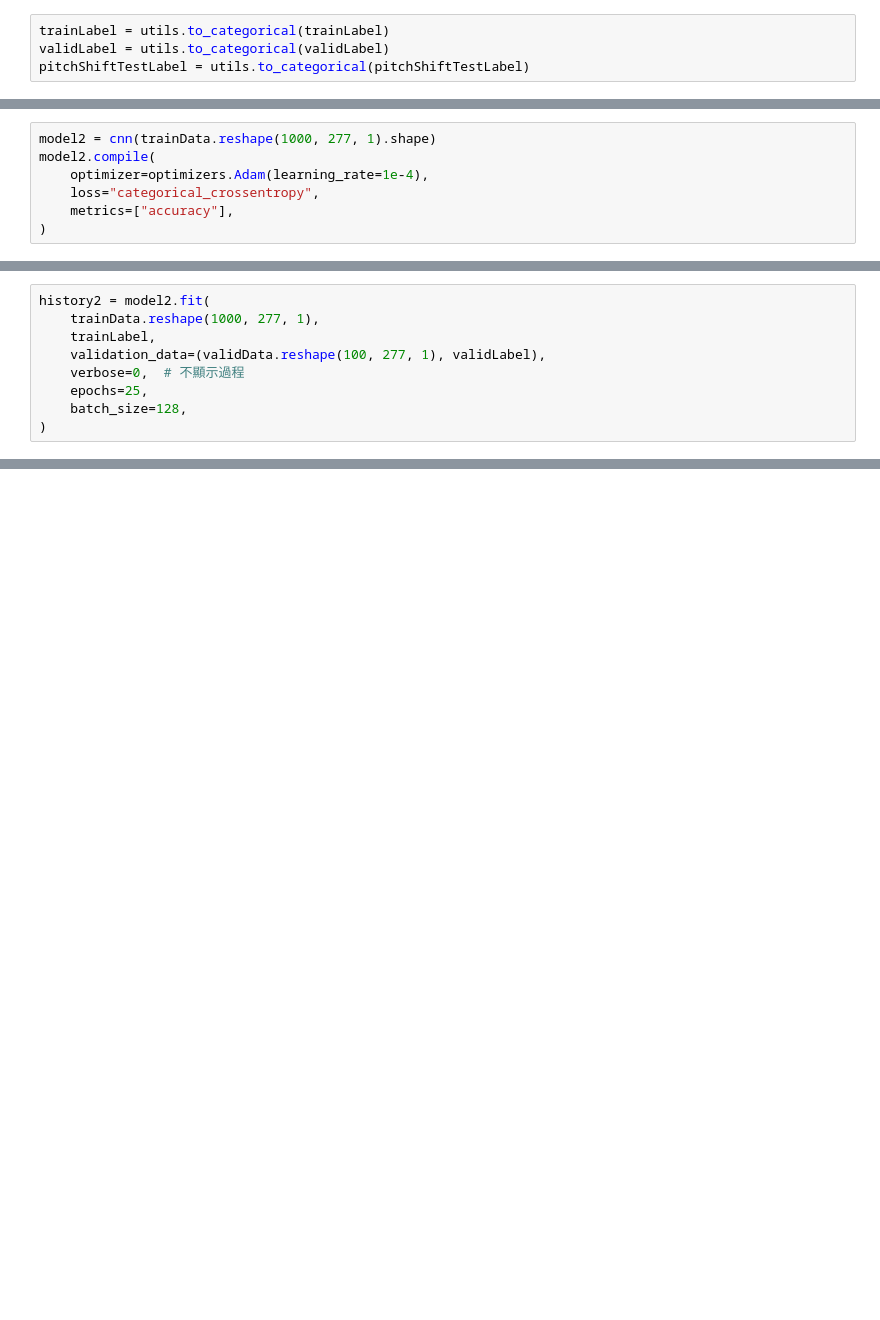
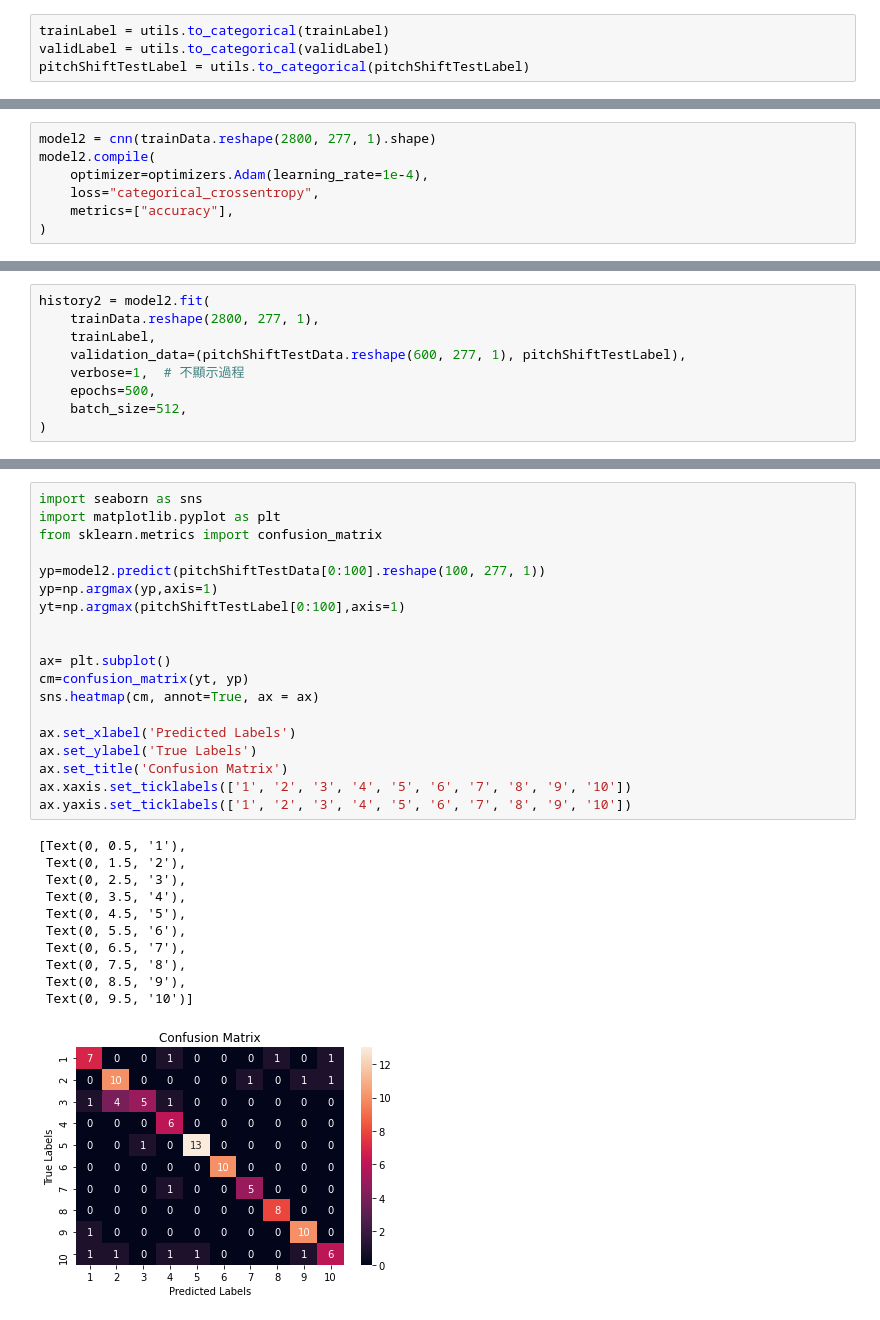
Before and after one commit to t108368530/lab1, a Jupyter notebook: train.ipynb, the cells around one changed output, grey strips where cells are left out. Cells and saved outputs as stored; diff of their text form; blank space fills up the shorter version.

```diff
--- a/train.ipynb
+++ b/train.ipynb
@@ -153,5 +177,5 @@ model.evaluate(pitchShiftTestData, pitchShiftTestLabel)
 # %%
-model2 = cnn(trainData.reshape(1000, 277, 1).shape)
+model2 = cnn(trainData.reshape(2800, 277, 1).shape)
 model2.compile(
     optimizer=optimizers.Adam(learning_rate=1e-4),
     loss="categorical_crossentropy",
@@ -166,11 +190,11 @@ utils.plot_model(
 # %%
 history2 = model2.fit(
-    trainData.reshape(1000, 277, 1),
+    trainData.reshape(2800, 277, 1),
     trainLabel,
-    validation_data=(validData.reshape(100, 277, 1), validLabel),
-    verbose=0,  # 不顯示過程
-    epochs=25,
-    batch_size=128,
+    validation_data=(pitchShiftTestData.reshape(600, 277, 1), pitchShiftTestLabel),
+    verbose=1,  # 不顯示過程
+    epochs=500,
+    batch_size=512,
 )
 # %%
 model2.evaluate(validData.reshape(100, 277, 1), validLabel)
@@ -184,0 +249,31 @@ model2.evaluate(pitchShiftTestData.reshape(100, 277, 1), pitchShiftTestLabel)
+# %%
+import seaborn as sns
+import matplotlib.pyplot as plt
+from sklearn.metrics import confusion_matrix
+
+yp=model2.predict(pitchShiftTestData[0:100].reshape(100, 277, 1))
+yp=np.argmax(yp,axis=1)
+yt=np.argmax(pitchShiftTestLabel[0:100],axis=1)
+
+
+ax= plt.subplot()
+cm=confusion_matrix(yt, yp)
+sns.heatmap(cm, annot=True, ax = ax)
+
+ax.set_xlabel('Predicted Labels')
+ax.set_ylabel('True Labels')
+ax.set_title('Confusion Matrix')
+ax.xaxis.set_ticklabels(['1', '2', '3', '4', '5', '6', '7', '8', '9', '10'])
+ax.yaxis.set_ticklabels(['1', '2', '3', '4', '5', '6', '7', '8', '9', '10'])
+# %% [output]
+[Text(0, 0.5, '1'),
+ Text(0, 1.5, '2'),
+ Text(0, 2.5, '3'),
+ Text(0, 3.5, '4'),
+ Text(0, 4.5, '5'),
+ Text(0, 5.5, '6'),
+ Text(0, 6.5, '7'),
+ Text(0, 7.5, '8'),
+ Text(0, 8.5, '9'),
+ Text(0, 9.5, '10')]
+[figure, added]
```
Also changed, not shown: parts of 16 cells of this notebook, 7 other files.
